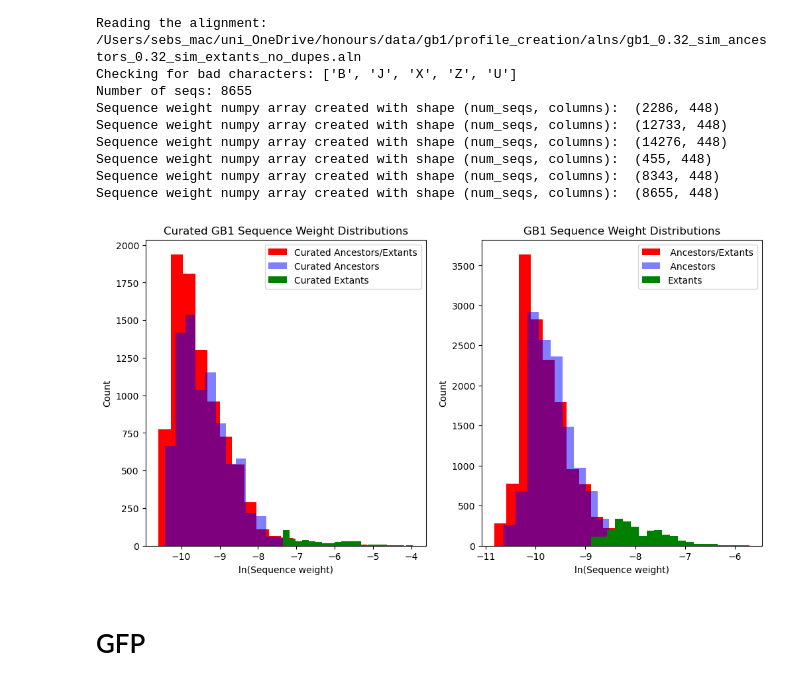
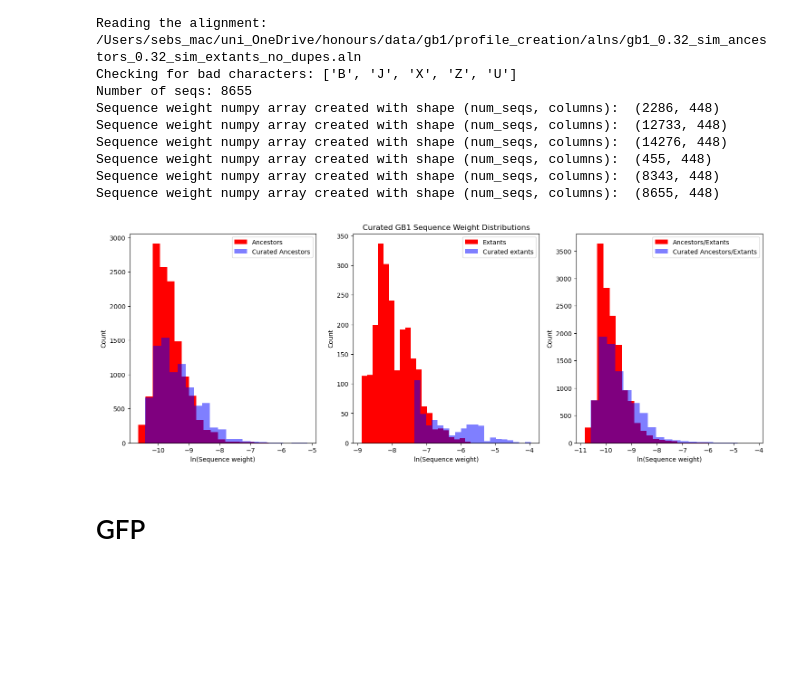
Before and after one commit to SebPorras/MAP_VAE, a Jupyter notebook: notebooks/ancestors_vs_extants.ipynb, the cells around one changed output. Drawn from its saved outputs; the diff is of its cells as text; code cells hidden in the pictures; blank space fills up the shorter version.

```diff
--- a/notebooks/ancestors_vs_extants.ipynb
+++ b/notebooks/ancestors_vs_extants.ipynb
@@ -370,34 +488,39 @@ Sequence weight numpy array created with shape (num_seqs, columns):  (8343, 448)
 Sequence weight numpy array created with shape (num_seqs, columns):  (8655, 448)
 # %%
 
-# plt.hist(curated_gb1_ae["col_sim"], color="red", alpha=1, bins=100, label="Curated Ancestors/Extants")
-# plt.hist(curated_gb1_a["col_sim"], color="blue", alpha=0.5, bins=100, label="Curated Ancestors")
-# plt.hist(curated_gb1_e["col_sim"], color="green", alpha=1, bins=100, label="Extants")
 
-fig, (ax1, ax2) = plt.subplots(1, 2, figsize=(12, 6))
+fig, (ax1, ax2, ax3) = plt.subplots(1, 3, figsize=(18, 6))
 
-
-ax1.hist(np.log(curated_gb1_ae["col_sim"]), color="red", alpha=1, bins=20, label="Curated Ancestors/Extants")
+ax1.hist(np.log(gb1_a["col_sim"]), color="red", alpha=1, bins=20, label="Ancestors")
 ax1.hist(np.log(curated_gb1_a["col_sim"]), color="blue", alpha=0.5, bins=20, label="Curated Ancestors")
-ax1.hist(np.log(curated_gb1_e["col_sim"]), color="green", alpha=1, bins=20, label="Curated Extants")
 
 ax1.set_ylabel("Count")
 ax1.set_xlabel("ln(Sequence weight)")
-ax1.set_title("Curated GB1 Sequence Weight Distributions")
+
 ax1.legend()
 
-ax2.hist(np.log(gb1_ae["col_sim"]), color="red", alpha=1, bins=20, label=" Ancestors/Extants")
-ax2.hist(np.log(gb1_a["col_sim"]), color="blue", alpha=0.5, bins=20, label=" Ancestors")
-ax2.hist(np.log(gb1_e["col_sim"]), color="green", alpha=1, bins=20, label="Extants")
+
+ax2.hist(np.log(gb1_e["col_sim"]), color="red", alpha=1, bins=20, label="Extants")
+ax2.hist(np.log(curated_gb1_e["col_sim"]), color="blue", alpha=0.5, bins=20, label="Curated extants")
 
 ax2.set_ylabel("Count")
 ax2.set_xlabel("ln(Sequence weight)")
-ax2.set_title("GB1 Sequence Weight Distributions")
+
+ax2.set_title("Curated GB1 Sequence Weight Distributions")
 ax2.legend()
 
+
+
+ax3.hist(np.log(gb1_ae["col_sim"]), color="red", alpha=1, bins=20, label="Ancestors/Extants")
+ax3.hist(np.log(curated_gb1_ae["col_sim"]), color="blue", alpha=0.5, bins=20, label="Curated Ancestors/Extants")
+ax3.set_ylabel("Count")
+ax3.set_xlabel("ln(Sequence weight)")
+
+ax3.legend()
+
 plt.show()
 # %% [output]
-[figure, old version]
+[figure, new version]
 # %% [markdown]
 # GFP
 # %%
```
Also changed, not shown: parts of 38 cells of this notebook, 4 other files.
